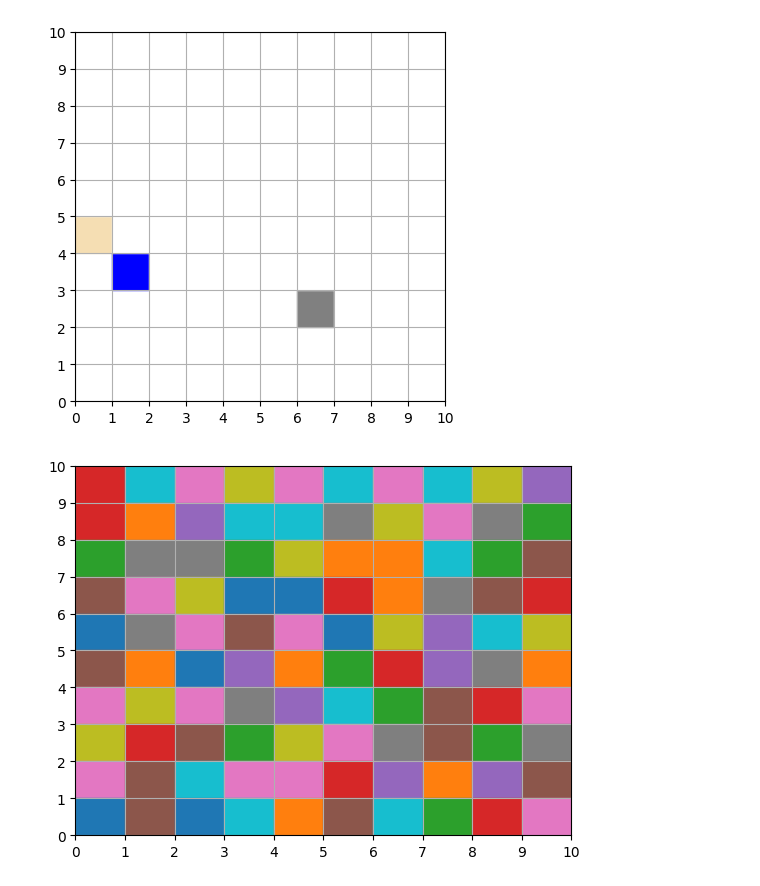
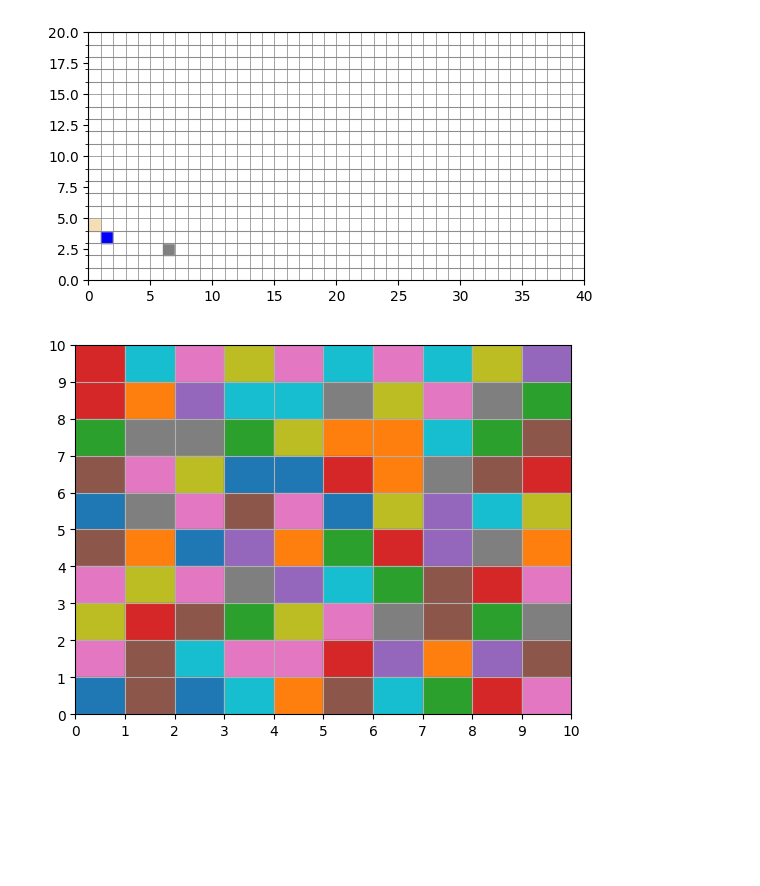
Before and after one commit to rerisingstar/AlgorithmDesignLab, a Jupyter notebook: Exp2_AStar.ipynb, the cells around one changed output. Cells and saved outputs as stored; diff of their text form; code cells hidden in the pictures; blank space fills up the shorter version.

Commit message:
change graph

```diff
--- a/Exp2_AStar.ipynb
+++ b/Exp2_AStar.ipynb
@@ -91,17 +91,29 @@ class Graph:
         interval = 10
         # ax.set_xticklabels([str(i + 1) for i in range(0, self.width, interval)])
         # ax.set_yticklabels([str(i + 1) for i in range(0, self.height, interval)])
-        ax.set_xticks(np.arange(self.width + 1))
-        ax.set_yticks(np.arange(self.height + 1))
-        ax.grid(True)
+        # ax.set_xticks(np.arange(self.width + 1))
+        # ax.set_yticks(np.arange(self.height + 1))
+        for x in range(1, self.width):
+            plt.axvline(x=x, linewidth=0.5, color='gray')
+        for y in range(1, self.height):
+            plt.axhline(y=y, linewidth=0.5, color='gray')
+
+        miloc = plt.MultipleLocator(1)
+        # ax.xaxis.set_minor_locator(miloc)
+        # ax.grid(axis='x', which='minor')
+        ax.yaxis.set_minor_locator(miloc)
+        ax.grid(axis='y', which='minor')
+
+        # ax.grid(True)
 
         plt.show()
 # %%
-g = Graph(10, 10)
+
+g = Graph(40, 20)
 g.add_geography(deserts=[[1,5]], streams=[[2,4]], obstacles=[[7,3]])
 g.draw()
 # %% [output]
-[figure, old version]
+[figure, new version]
 # %%
 import numpy as np
 import matplotlib.pyplot as plt
```
Also changed, not shown: 1 other file.
